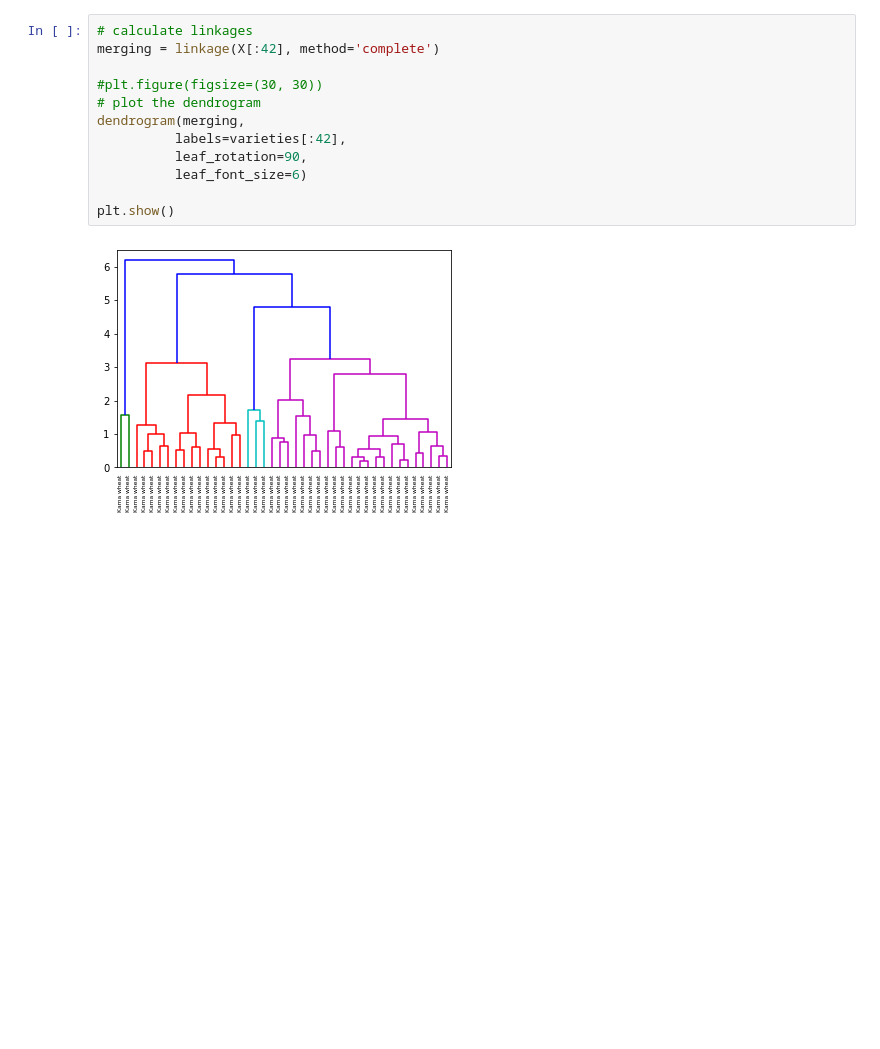
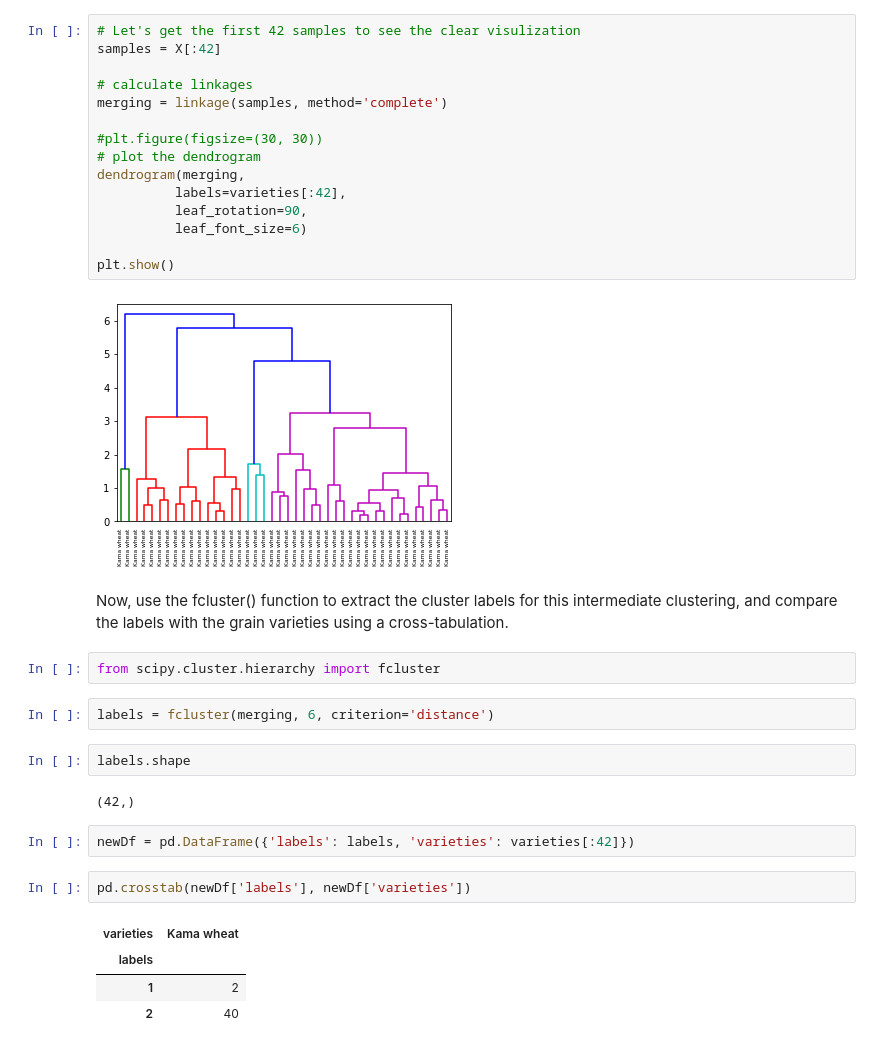
Before and after one commit to sawrupesh04/DataCamp, a Jupyter notebook: Machine Learning/Unsupervised-learning/classification/grain.ipynb, the cells around one changed output. Cells and saved outputs as stored; diff of their text form; blank space fills up the shorter version.

Commit message:
fcluster

```diff
--- a/Machine Learning/Unsupervised-learning/classification/grain.ipynb
+++ b/Machine Learning/Unsupervised-learning/classification/grain.ipynb
@@ -451,8 +454,11 @@ The cross-tabulation shows that the 3 varieties of grain seperated really with
 # %%
 from scipy.cluster.hierarchy import linkage, dendrogram
 # %%
+# Let's get the first 42 samples to see the clear visulization
+samples = X[:42]
+
 # calculate linkages
-merging = linkage(X[:42], method='complete')
+merging = linkage(samples, method='complete')
 
 #plt.figure(figsize=(30, 30))
 # plot the dendrogram
@@ -464,3 +470,22 @@ dendrogram(merging,
 plt.show()
 # %% [output]
 [figure]
+# %% [markdown]
+ Now, use the fcluster() function to extract the cluster labels for this intermediate clustering, and compare the labels with the grain varieties using a cross-tabulation.
+# %%
+from scipy.cluster.hierarchy import fcluster
+# %%
+labels = fcluster(merging, 6, criterion='distance')
+# %%
+labels.shape
+# %% [output]
+(42,)
+# %%
+newDf = pd.DataFrame({'labels': labels, 'varieties': varieties[:42]})
+# %%
+pd.crosstab(newDf['labels'], newDf['varieties'])
+# %% [output]
+| varieties | Kama wheat |
+| labels |  |
+| 1 | 2 |
+| 2 | 40 |
```
Also changed, not shown: parts of 3 cells of this notebook.
